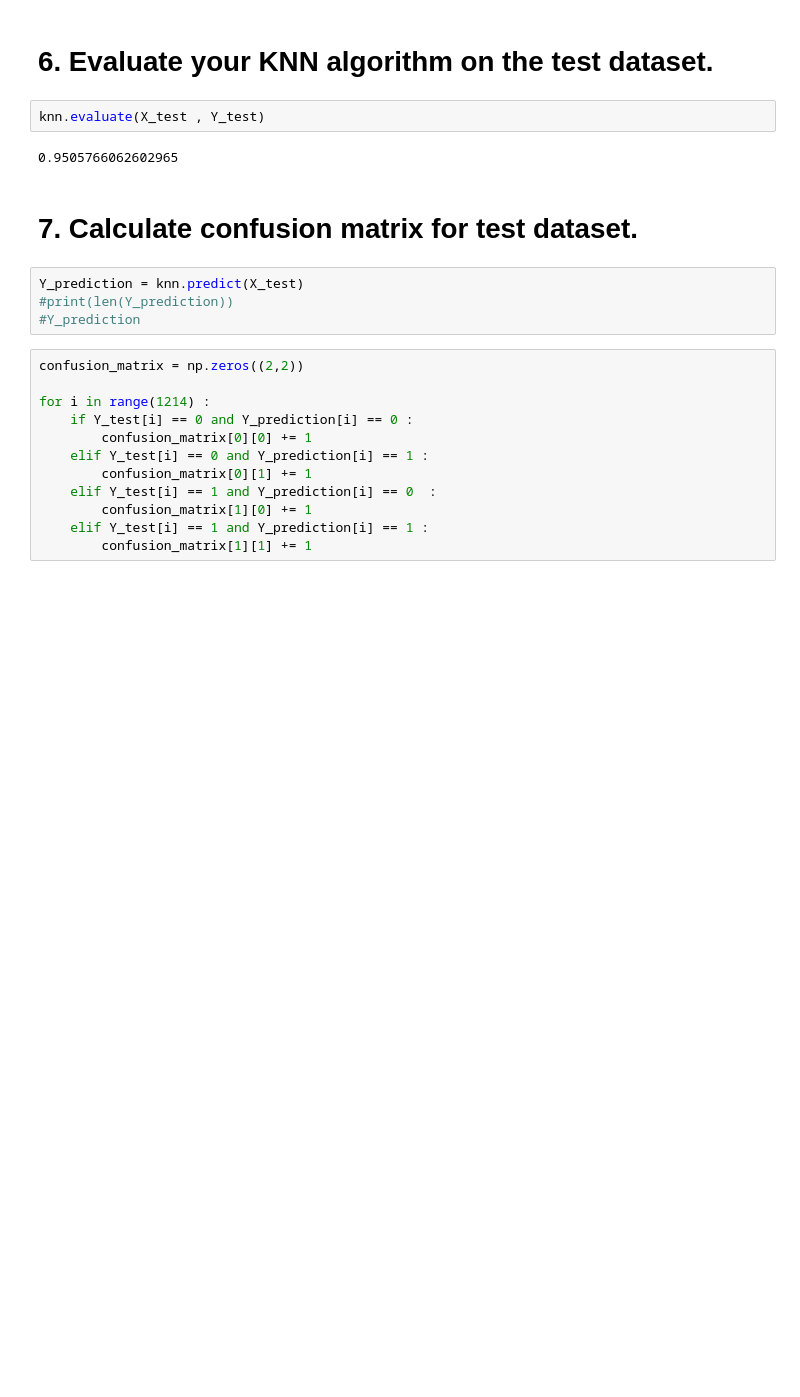
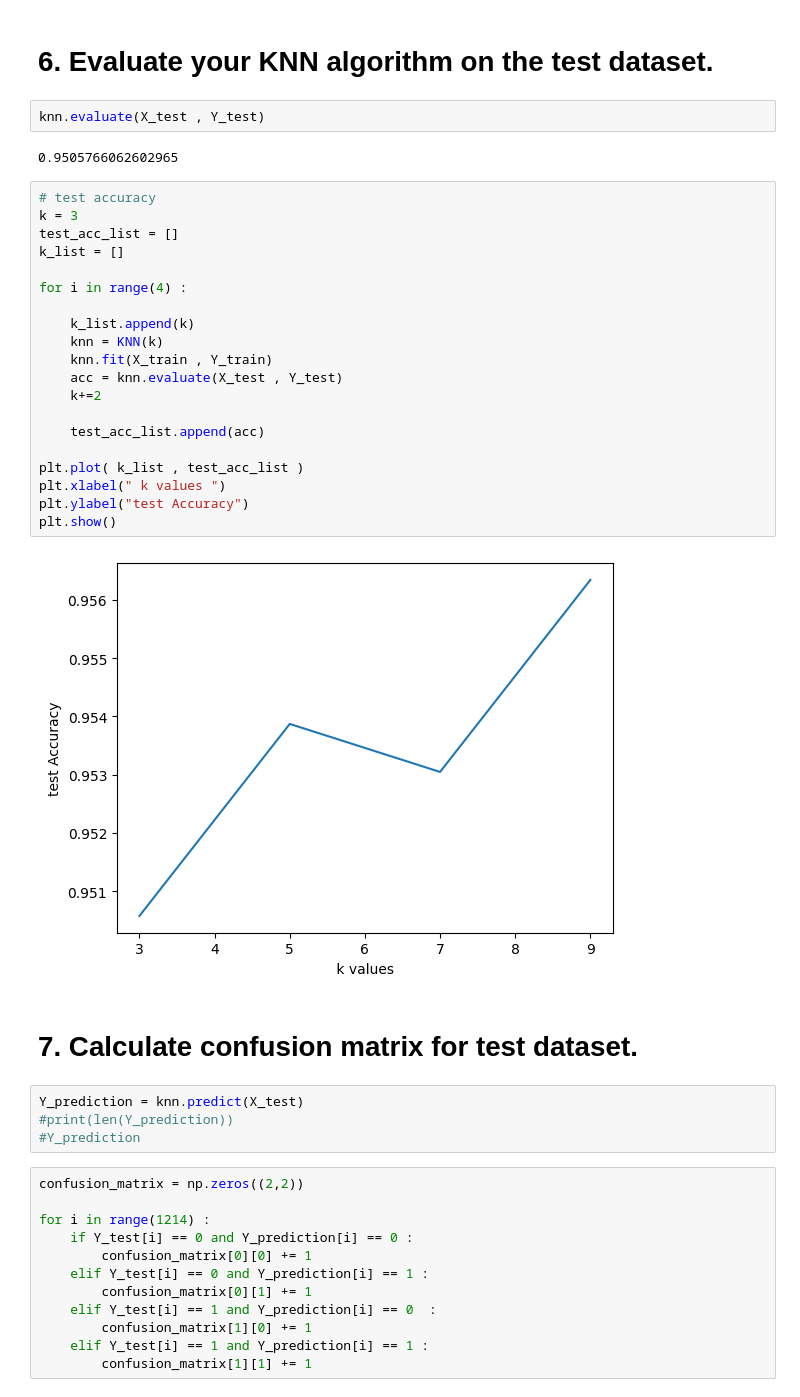
Before and after one commit to Kiana-Jahanshid/PyLearn_MachineLearning, a Jupyter notebook: Assignment_42_ML/KNN_ANSUR_4Features_shoulder_biacromial.ipynb, the cells around one changed output. Saved outputs shown, nothing was run; the diff lists cells and outputs as text; blank space fills up the shorter version.

```diff
--- a/Assignment_42_ML/KNN_ANSUR_4Features_shoulder_biacromial.ipynb
+++ b/Assignment_42_ML/KNN_ANSUR_4Features_shoulder_biacromial.ipynb
@@ -348,6 +348,28 @@ for output in OUTPUTS :
 knn.evaluate(X_test , Y_test)
 # %% [output]
 0.9505766062602965
+# %%
+# test accuracy
+k = 3
+test_acc_list = []
+k_list = []
+
+for i in range(4) :
+
+    k_list.append(k)
+    knn = KNN(k)
+    knn.fit(X_train , Y_train)
+    acc = knn.evaluate(X_test , Y_test)
+    k+=2
+
+    test_acc_list.append(acc)
+
+plt.plot( k_list , test_acc_list )
+plt.xlabel(" k values ")
+plt.ylabel("test Accuracy")
+plt.show()
+# %% [output]
+[figure, added]
 # %% [markdown]
 # 7. Calculate confusion matrix for test dataset.
 # %%
```
Also changed, not shown: 5 other files.
